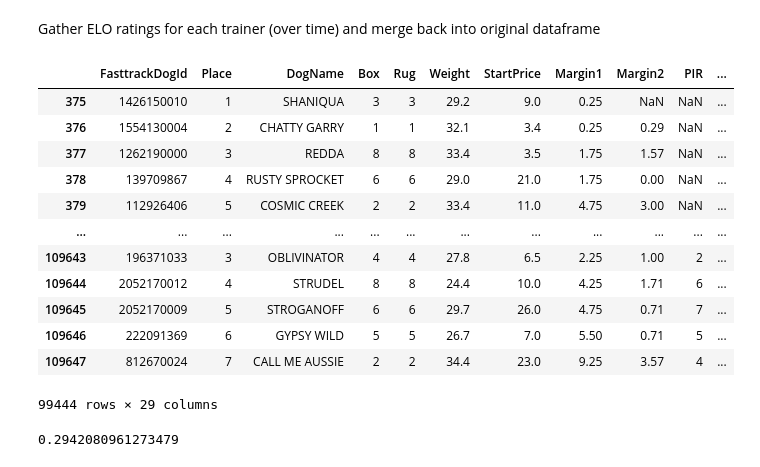
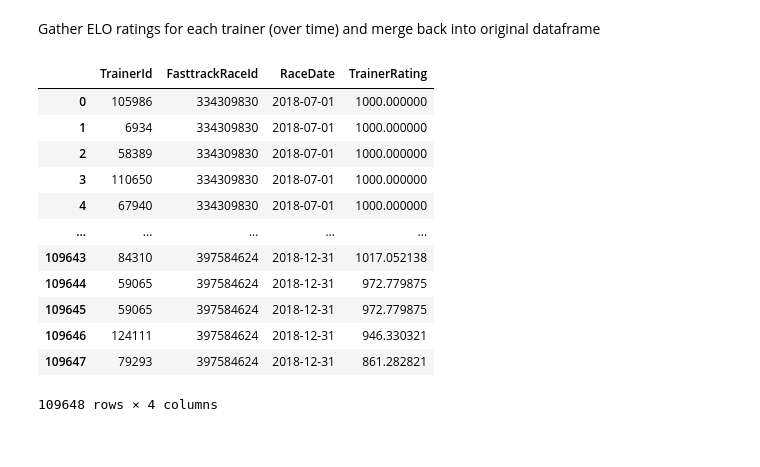
Before and after one commit to Isilisi/Greyhounds, a Jupyter notebook: feature-engineering/trainer-elo.ipynb, the cells around one changed output. Cells and saved outputs as stored; diff of their text form; code cells hidden in the pictures.

Commit message:
Altered trainer-elo.ipynb to return Trainer Elo ratings for each race

```diff
--- a/feature-engineering/trainer-elo.ipynb
+++ b/feature-engineering/trainer-elo.ipynb
@@ -51,12 +51,6 @@ Create any additional columns that will be of use to measure against Trainer ELO
 # %%
 # Copy raw data
 df = df_raw.copy()
-
-# Determine field size for each race
-df["FieldSize"] = df.groupby(["FasttrackRaceId"])["FasttrackDogId"].transform('nunique')
-
-# Take only fields > 1
-df = df[df["FieldSize"] > 1]
 
 # Calculate average speed
 df["Speed"] = df["Distance"]/df["RunTime"]
@@ -64,7 +58,7 @@ df["Speed"] = df["Distance"]/df["RunTime"]
 # Normalise speed by track
 df["SpeedNorm"] = df.groupby("TrackDist")["Speed"].transform(lambda x: zscore(x, nan_policy = 'omit'))
 
-display(df.head())
+display(df)
 # %% [output]
 |  | FasttrackDogId | Place | DogName | Box | Rug | Weight | StartPrice | Margin1 | Margin2 | PIR | ... |
 | 0 | 157500927 | 1 | RAINE ALLEN | 1 | 1 | 27.4 | 2.4 | 2.30 | NaN | Q/111 | ... |
@@ -129,45 +129,42 @@ Gather ELO ratings for each trainer (over time) and merge back into original dat
 # %%
 # Calculate historical ELO ratings of each trainer
 tracker = Tracker()
 tracker.process_data(df_temp)
 df_trainers = tracker.get_history_df().copy().rename(columns={"player_id":"TrainerId", "date": "RaceDate"})
 
 # Take first ELO rating of trainer for that date (if trainer has had more than one race for a given date)
 df_trainers = df_trainers.sort_values(by="RaceDate", ascending=True).drop_duplicates(["TrainerId", "RaceDate"], keep='first')
 
 # Merge to original dataframe
 df["TrainerId"] = df["TrainerId"].astype(str)
 df = df.merge(df_trainers, on=["TrainerId", "RaceDate"], how="left").rename(columns={'rating': 'TrainerRating'})
 
 # Shift Trainer ELO Rating (prevent data leakage)
 df["TrainerRating"] = df.groupby("TrainerId")["TrainerRating"].transform(lambda x: x.shift(1))
 
-# Take the z-score of trainer rating for each race
-df['TrainerRatingZScore'] = df.groupby('FasttrackRaceId')['TrainerRating'].transform(lambda x: zscore(x))
+# Take only columns of interest
+df = df[['TrainerId', 'FasttrackRaceId', 'RaceDate', 'TrainerRating']]
 
-# Take the z-score of SpeedNorm for each race
-df['SpeedNormZ'] = df.groupby('FasttrackRaceId')['SpeedNorm'].transform(lambda x: zscore(x))
+# Fill missing ELO ratings with 1000 (starting ELO)
+df['TrainerRating'] = df['TrainerRating'].fillna(float(1000))
 
-# Drop races that contain NaN values
-df = df[~df['TrainerRatingZScore'].isna()]
+# Sort values and reset index
+df = df.sort_values(by=['RaceDate', 'FasttrackRaceId'], ascending=True).reset_index(drop=True)
 
-display(df.sort_values(by=['RaceDate', 'FasttrackRaceId'], ascending=True))
+df = df.sort_values(by=['RaceDate', 'FasttrackRaceId'], ascending=True).reset_index(drop=True)
+
+display(df)
 # %% [output]
-|  | FasttrackDogId | Place | DogName | Box | Rug | Weight | StartPrice | Margin1 | Margin2 | PIR | ... |
-| 375 | 1426150010 | 1 | SHANIQUA | 3 | 3 | 29.2 | 9.0 | 0.25 | NaN | NaN | ... |
-| 376 | 1554130004 | 2 | CHATTY GARRY | 1 | 1 | 32.1 | 3.4 | 0.25 | 0.29 | NaN | ... |
-| 377 | 1262190000 | 3 | REDDA | 8 | 8 | 33.4 | 3.5 | 1.75 | 1.57 | NaN | ... |
-| 378 | 139709867 | 4 | RUSTY SPROCKET | 6 | 6 | 29.0 | 21.0 | 1.75 | 0.00 | NaN | ... |
-| 379 | 112926406 | 5 | COSMIC CREEK | 2 | 2 | 33.4 | 11.0 | 4.75 | 3.00 | NaN | ... |
-| ... | ... | ... | ... | ... | ... | ... | ... | ... | ... | ... | ... |
-| 109643 | 196371033 | 3 | OBLIVINATOR | 4 | 4 | 27.8 | 6.5 | 2.25 | 1.00 | 2 | ... |
-| 109644 | 2052170012 | 4 | STRUDEL | 8 | 8 | 24.4 | 10.0 | 4.25 | 1.71 | 6 | ... |
-| 109645 | 2052170009 | 5 | STROGANOFF | 6 | 6 | 29.7 | 26.0 | 4.75 | 0.71 | 7 | ... |
-| 109646 | 222091369 | 6 | GYPSY WILD | 5 | 5 | 26.7 | 7.0 | 5.50 | 0.71 | 5 | ... |
-| 109647 | 812670024 | 7 | CALL ME AUSSIE | 2 | 2 | 34.4 | 23.0 | 9.25 | 3.57 | 4 | ... |
+|  | TrainerId | FasttrackRaceId | RaceDate | TrainerRating |
+| 0 | 105986 | 334309830 | 2018-07-01 | 1000.000000 |
+| 1 | 6934 | 334309830 | 2018-07-01 | 1000.000000 |
+| 2 | 58389 | 334309830 | 2018-07-01 | 1000.000000 |
+| 3 | 110650 | 334309830 | 2018-07-01 | 1000.000000 |
+| 4 | 67940 | 334309830 | 2018-07-01 | 1000.000000 |
+| ... | ... | ... | ... | ... |
+| 109643 | 84310 | 397584624 | 2018-12-31 | 1017.052138 |
+| 109644 | 59065 | 397584624 | 2018-12-31 | 972.779875 |
+| 109645 | 59065 | 397584624 | 2018-12-31 | 972.779875 |
+| 109646 | 124111 | 397584624 | 2018-12-31 | 946.330321 |
+| 109647 | 79293 | 397584624 | 2018-12-31 | 861.282821 |
-99444 rows × 29 columns
+109648 rows × 4 columns
-# %%
-# Calculate correlation between TrainerRatingZScore and the relative SpeedNorm performance (SpeedNormZ) for a race
-display(df.TrainerRatingZScore.corr(df.SpeedNormZ))
-# %% [output]
-0.2942080961273479
```
Also changed, not shown: parts of 2 cells of this notebook.
